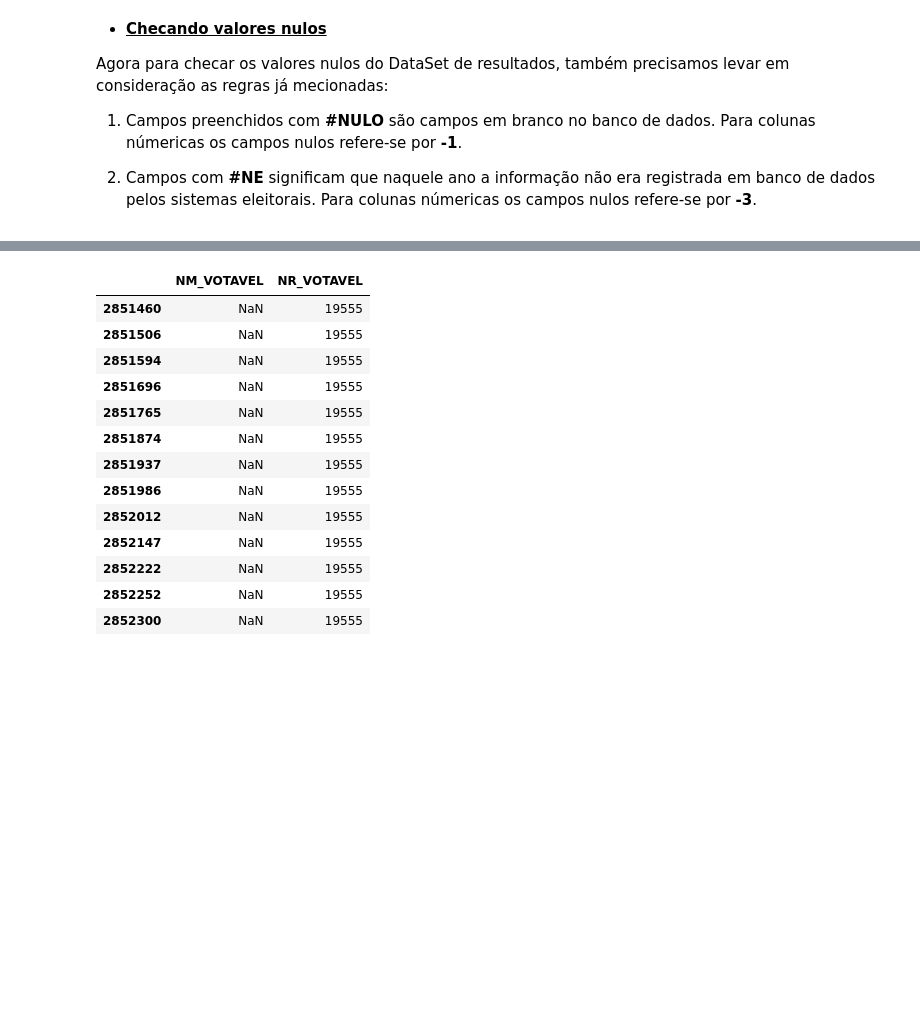
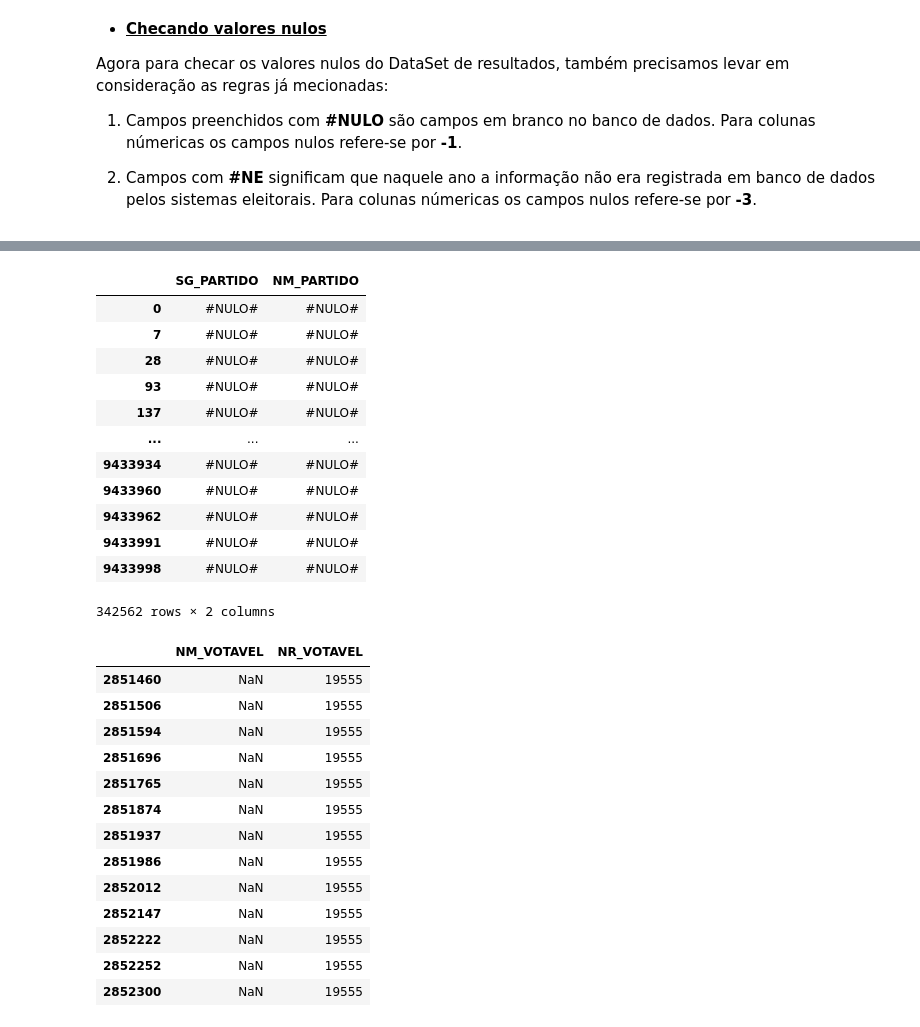
Before and after one commit to gideoni-santos/desafio-RenovaBR, a Jupyter notebook: relatorio.ipynb, the cells around one changed output, grey strips where cells are left out. Drawn from its saved outputs; the diff is of its cells as text; code cells hidden in the pictures; blank space fills up the shorter version.

```diff
--- a/relatorio.ipynb
+++ b/relatorio.ipynb
@@ -498,3 +511,19 @@ Como podemos observar no DataFrame acima, a banco de dados dos resultados das el
+# %%
+resultados[resultados['SG_PARTIDO'] == '#NULO#'][['SG_PARTIDO', 'NM_PARTIDO']]
+# %% [output]
+|  | SG_PARTIDO | NM_PARTIDO |
+| 0 | #NULO# | #NULO# |
+| 7 | #NULO# | #NULO# |
+| 28 | #NULO# | #NULO# |
+| 93 | #NULO# | #NULO# |
+| 137 | #NULO# | #NULO# |
+| ... | ... | ... |
+| 9433934 | #NULO# | #NULO# |
+| 9433960 | #NULO# | #NULO# |
+| 9433962 | #NULO# | #NULO# |
+| 9433991 | #NULO# | #NULO# |
+| 9433998 | #NULO# | #NULO# |
+342562 rows × 2 columns
 # %%
 resultados[resultados['NM_VOTAVEL'].isnull()][['NM_VOTAVEL', 'NR_VOTAVEL']]
 # %% [output]
```
Also changed, not shown: parts of 9 cells of this notebook.
